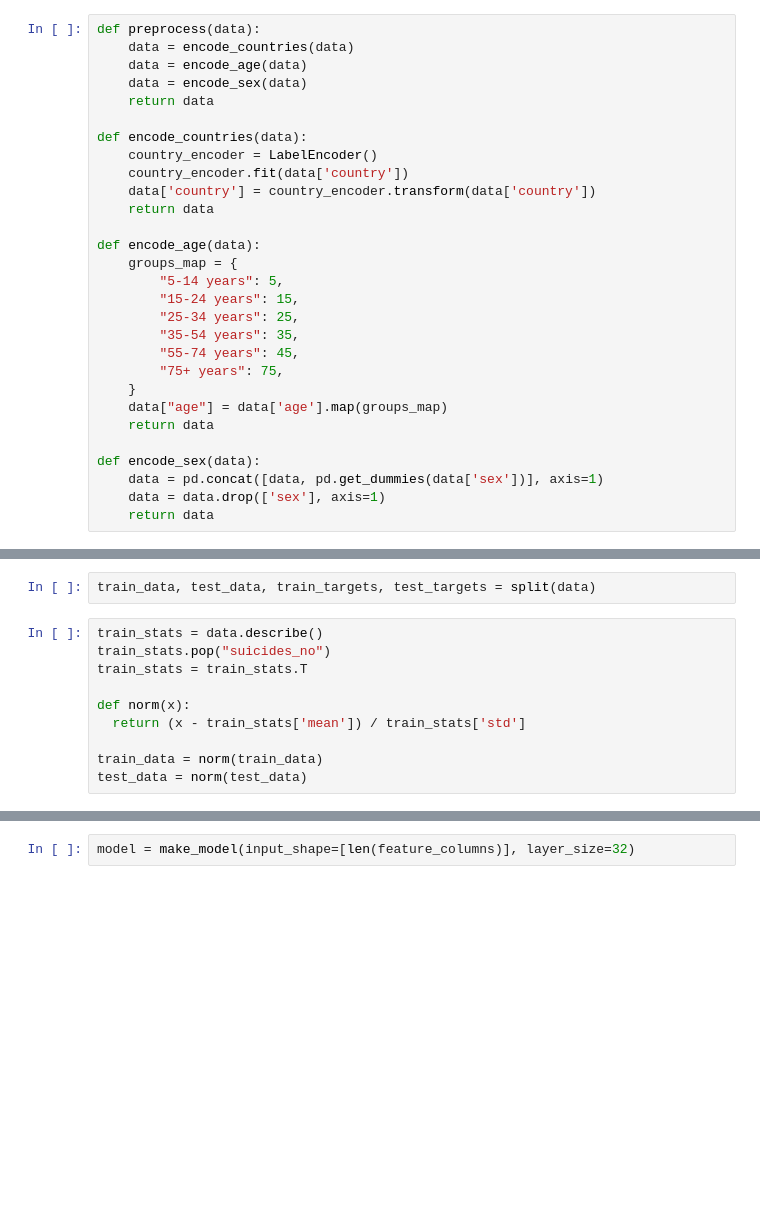
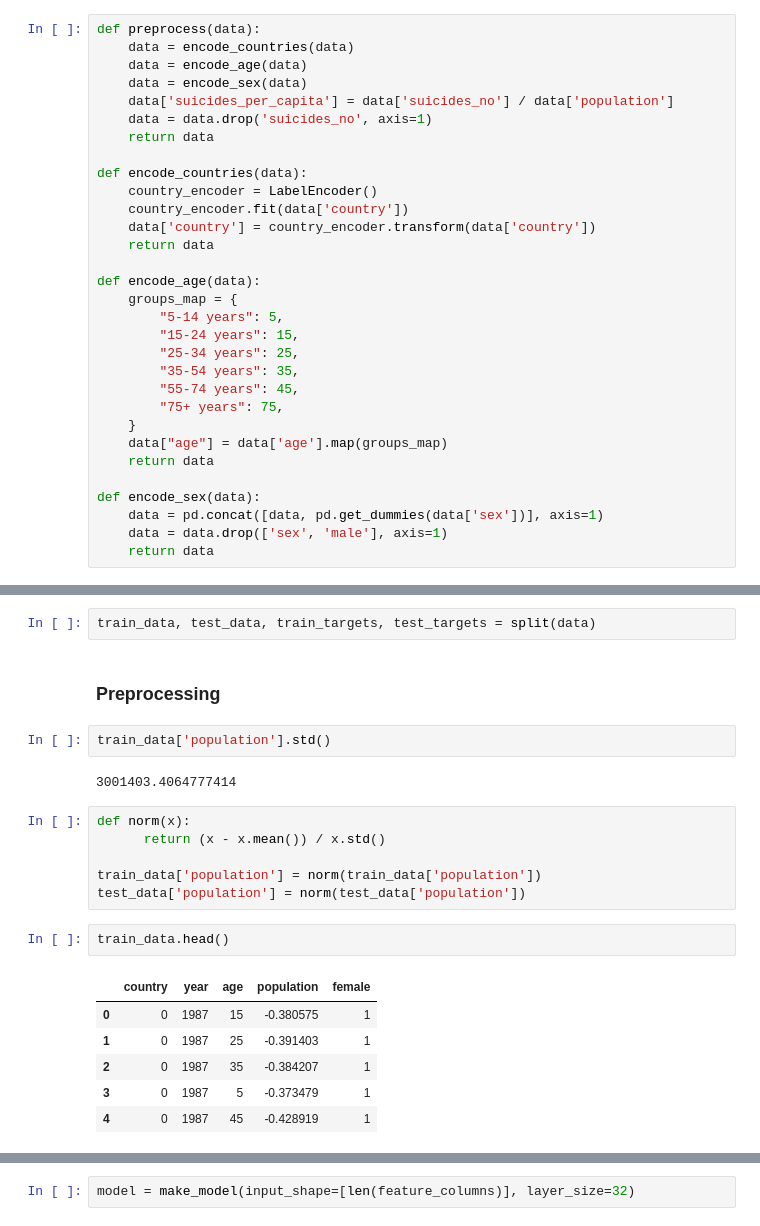
Before and after one commit to justas-vinted/s5p, a Jupyter notebook: note.ipynb, the cells around one changed output, grey strips where cells are left out. Cells and saved outputs as stored; diff of their text form; blank space fills up the shorter version.

Commit message:
Adjust preprocessing

```diff
--- a/note.ipynb
+++ b/note.ipynb
@@ -106,6 +118,8 @@ def preprocess(data):
     data = encode_countries(data)
     data = encode_age(data)
     data = encode_sex(data)
+    data['suicides_per_capita'] = data['suicides_no'] / data['population']
+    data = data.drop('suicides_no', axis=1)
     return data
 
 def encode_countries(data):
@@ -128,7 +142,7 @@ def encode_age(data):
 
 def encode_sex(data):
     data = pd.concat([data, pd.get_dummies(data['sex'])], axis=1)
-    data = data.drop(['sex'], axis=1)
+    data = data.drop(['sex', 'male'], axis=1)
     return data
 # %% [markdown]
 ### Split data
@@ -235,15 +254,26 @@ feature_columns.remove(target)
 # %%
 train_data, test_data, train_targets, test_targets = split(data)
+# %% [markdown]
+### Preprocessing
+# %%
+train_data['population'].std()
+# %% [output]
+3001403.4064777414
 # %%
-train_stats = data.describe()
-train_stats.pop("suicides_no")
-train_stats = train_stats.T
+def norm(x):
+      return (x - x.mean()) / x.std()
 
-def norm(x):
-  return (x - train_stats['mean']) / train_stats['std']
-
-train_data = norm(train_data)
-test_data = norm(test_data)
+train_data['population'] = norm(train_data['population'])
+test_data['population'] = norm(test_data['population'])
+# %%
+train_data.head()
+# %% [output]
+|  | country | year | age | population | female |
+| 0 | 0 | 1987 | 15 | -0.380575 | 1 |
+| 1 | 0 | 1987 | 25 | -0.391403 | 1 |
+| 2 | 0 | 1987 | 35 | -0.384207 | 1 |
+| 3 | 0 | 1987 | 5 | -0.373479 | 1 |
+| 4 | 0 | 1987 | 45 | -0.428919 | 1 |
 # %%
 def make_model(input_shape, layer_size):
     model = tf.keras.Sequential([
```
Also changed, not shown: parts of 31 cells of this notebook.
